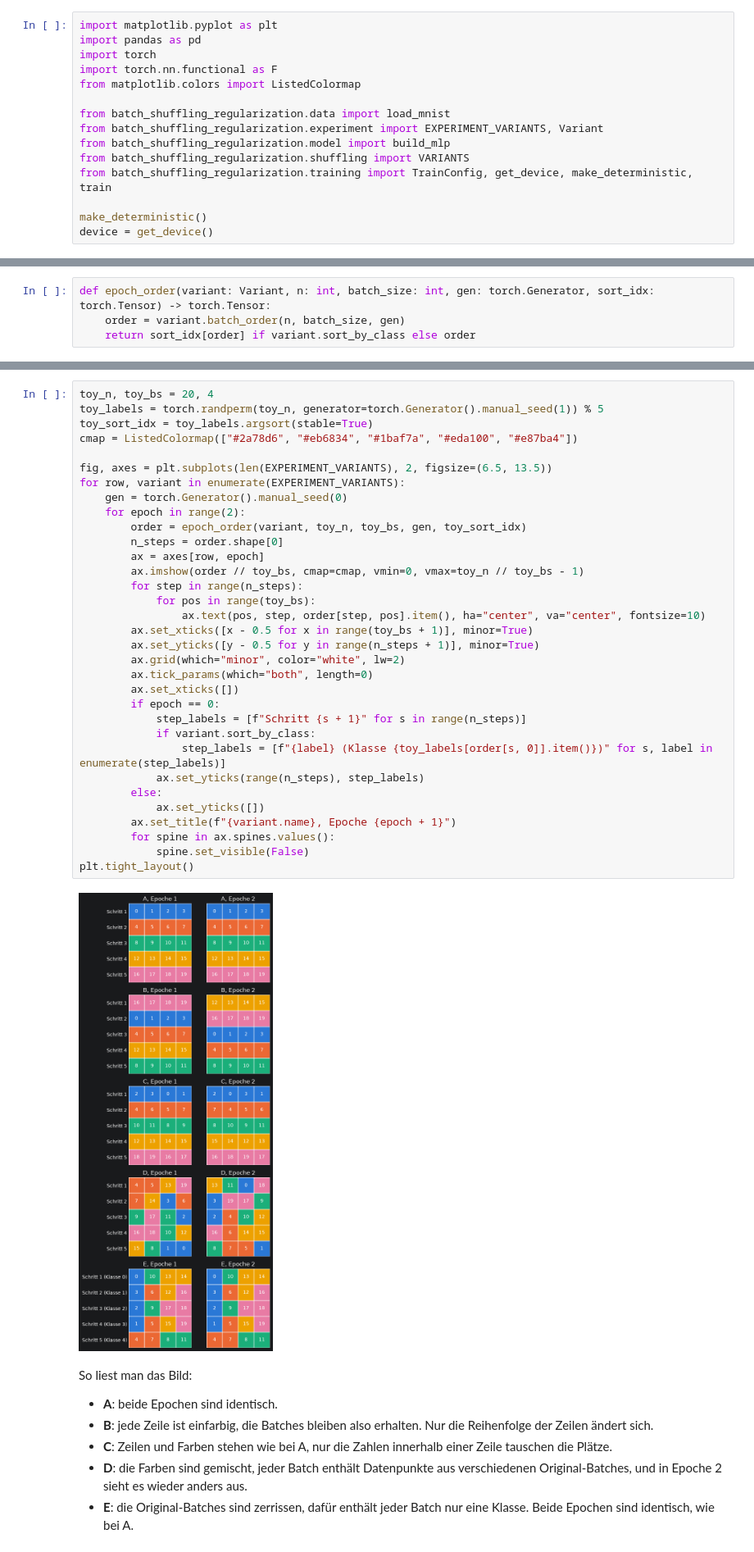
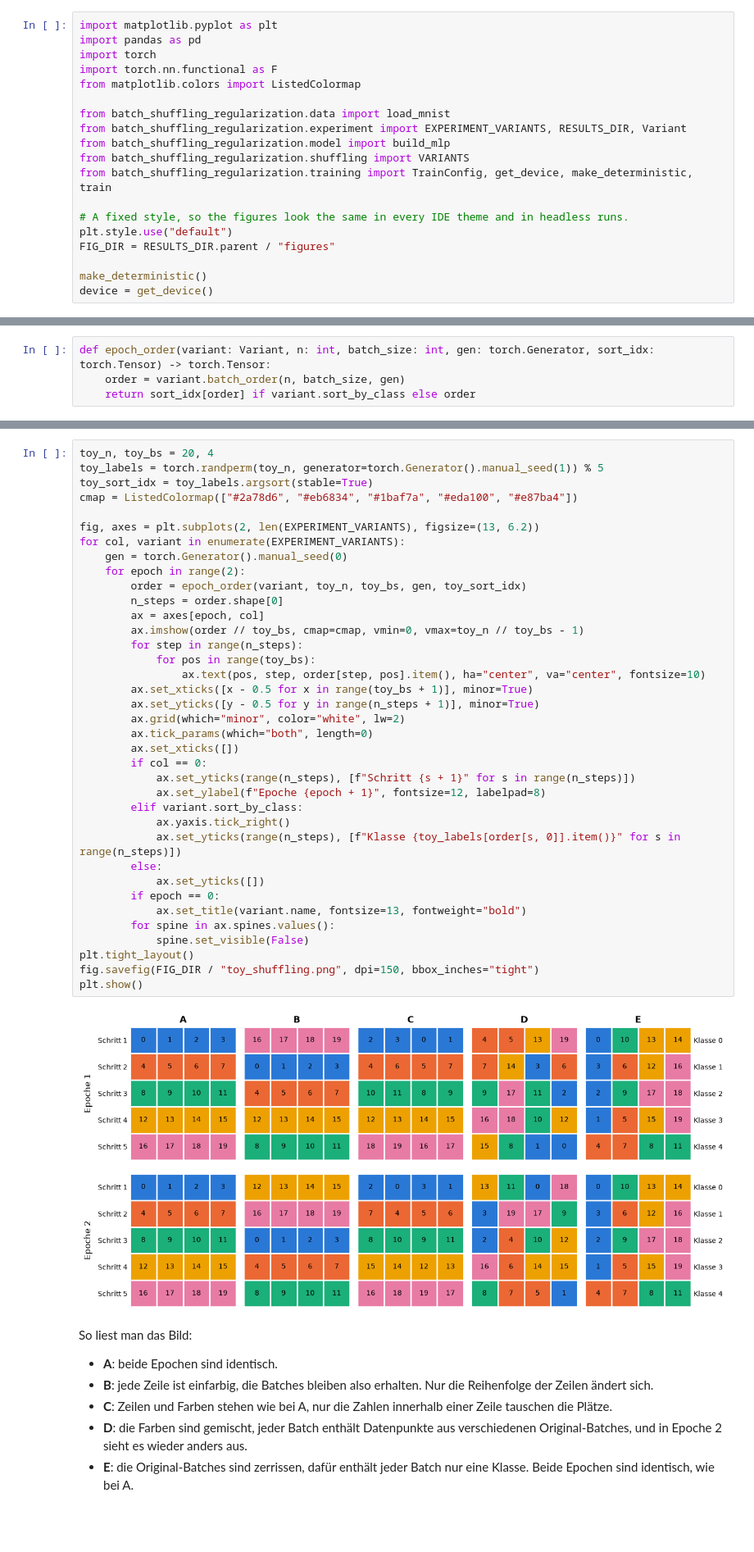
Before and after one commit to dariandieck/ml-shuffling-regularization, a Jupyter notebook: notebooks/02_shuffling_variants.ipynb, the cells around one changed output, grey strips where cells are left out. Shown at 82% size. Saved outputs shown, nothing was run; the diff lists cells and outputs as text; blank space fills up the shorter version.

```diff
--- a/notebooks/02_shuffling_variants.ipynb
+++ b/notebooks/02_shuffling_variants.ipynb
@@ -10,11 +10,15 @@ import torch.nn.functional as F
 from matplotlib.colors import ListedColormap
 
 from batch_shuffling_regularization.data import load_mnist
-from batch_shuffling_regularization.experiment import EXPERIMENT_VARIANTS, Variant
+from batch_shuffling_regularization.experiment import EXPERIMENT_VARIANTS, RESULTS_DIR, Variant
 from batch_shuffling_regularization.model import build_mlp
 from batch_shuffling_regularization.shuffling import VARIANTS
 from batch_shuffling_regularization.training import TrainConfig, get_device, make_deterministic, train
 
+# A fixed style, so the figures look the same in every IDE theme and in headless runs.
+plt.style.use("default")
+FIG_DIR = RESULTS_DIR.parent / "figures"
+
 make_deterministic()
 device = get_device()
 # %% [markdown]
@@ -50,38 +54,42 @@ def epoch_order(variant: Variant, n: int, batch_size: int, gen: torch.Generator,
 # %%
 toy_n, toy_bs = 20, 4
 toy_labels = torch.randperm(toy_n, generator=torch.Generator().manual_seed(1)) % 5
 toy_sort_idx = toy_labels.argsort(stable=True)
 cmap = ListedColormap(["#2a78d6", "#eb6834", "#1baf7a", "#eda100", "#e87ba4"])
 
-fig, axes = plt.subplots(len(EXPERIMENT_VARIANTS), 2, figsize=(6.5, 13.5))
-for row, variant in enumerate(EXPERIMENT_VARIANTS):
+fig, axes = plt.subplots(2, len(EXPERIMENT_VARIANTS), figsize=(13, 6.2))
+for col, variant in enumerate(EXPERIMENT_VARIANTS):
     gen = torch.Generator().manual_seed(0)
     for epoch in range(2):
         order = epoch_order(variant, toy_n, toy_bs, gen, toy_sort_idx)
         n_steps = order.shape[0]
-        ax = axes[row, epoch]
+        ax = axes[epoch, col]
         ax.imshow(order // toy_bs, cmap=cmap, vmin=0, vmax=toy_n // toy_bs - 1)
         for step in range(n_steps):
             for pos in range(toy_bs):
                 ax.text(pos, step, order[step, pos].item(), ha="center", va="center", fontsize=10)
         ax.set_xticks([x - 0.5 for x in range(toy_bs + 1)], minor=True)
         ax.set_yticks([y - 0.5 for y in range(n_steps + 1)], minor=True)
         ax.grid(which="minor", color="white", lw=2)
         ax.tick_params(which="both", length=0)
         ax.set_xticks([])
-        if epoch == 0:
-            step_labels = [f"Schritt {s + 1}" for s in range(n_steps)]
-            if variant.sort_by_class:
-                step_labels = [f"{label} (Klasse {toy_labels[order[s, 0]].item()})" for s, label in enumerate(step_labels)]
-            ax.set_yticks(range(n_steps), step_labels)
+        if col == 0:
+            ax.set_yticks(range(n_steps), [f"Schritt {s + 1}" for s in range(n_steps)])
+            ax.set_ylabel(f"Epoche {epoch + 1}", fontsize=12, labelpad=8)
+        elif variant.sort_by_class:
+            ax.yaxis.tick_right()
+            ax.set_yticks(range(n_steps), [f"Klasse {toy_labels[order[s, 0]].item()}" for s in range(n_steps)])
         else:
             ax.set_yticks([])
-        ax.set_title(f"{variant.name}, Epoche {epoch + 1}")
+        if epoch == 0:
+            ax.set_title(variant.name, fontsize=13, fontweight="bold")
         for spine in ax.spines.values():
             spine.set_visible(False)
 plt.tight_layout()
+fig.savefig(FIG_DIR / "toy_shuffling.png", dpi=150, bbox_inches="tight")
+plt.show()
 # %% [output]
-[figure, old version]
+[figure, new version]
 # %% [markdown]
 So liest man das Bild:
 
```
Also changed, not shown: parts of 3 cells of this notebook, 13 other files.
